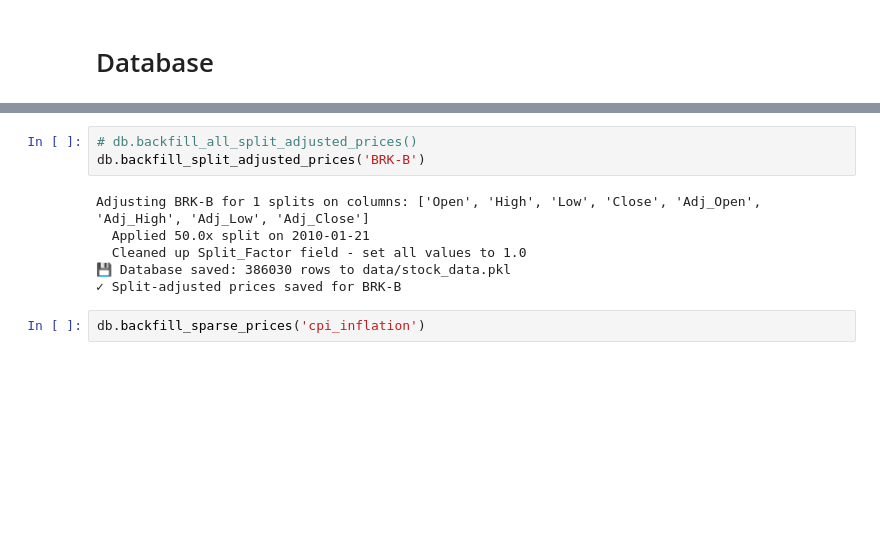
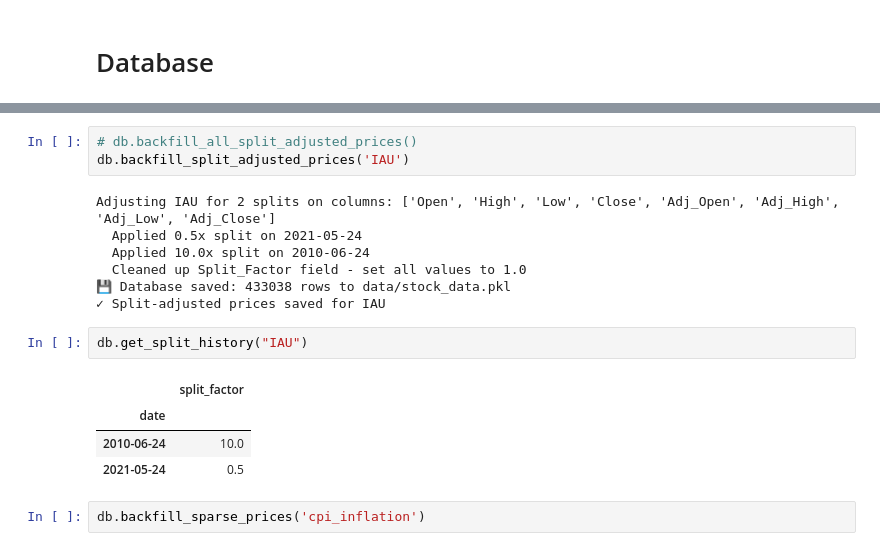
Before and after one commit to farrellsc/StockAnalysis, a Jupyter notebook: playground.ipynb, the cells around one changed output, grey strips where cells are left out. Saved outputs shown, nothing was run; the diff lists cells and outputs as text; blank space fills up the shorter version.

```diff
--- a/playground.ipynb
+++ b/playground.ipynb
@@ -192,12 +192,20 @@ Date range: {'start_date': '2000-01-01', 'end_date': '2025-09-29'}
 # %%
 # db.backfill_all_split_adjusted_prices()
-db.backfill_split_adjusted_prices('BRK-B')
+db.backfill_split_adjusted_prices('IAU')
 # %% [output]
-Adjusting BRK-B for 1 splits on columns: ['Open', 'High', 'Low', 'Close', 'Adj_Open', 'Adj_High', 'Adj_Low', 'Adj_Close']
-  Applied 50.0x split on 2010-01-21
+Adjusting IAU for 2 splits on columns: ['Open', 'High', 'Low', 'Close', 'Adj_Open', 'Adj_High', 'Adj_Low', 'Adj_Close']
+  Applied 0.5x split on 2021-05-24
+  Applied 10.0x split on 2010-06-24
   Cleaned up Split_Factor field - set all values to 1.0
-💾 Database saved: 386030 rows to data/stock_data.pkl
-✓ Split-adjusted prices saved for BRK-B
+💾 Database saved: 433038 rows to data/stock_data.pkl
+✓ Split-adjusted prices saved for IAU
+# %%
+db.get_split_history("IAU")
+# %% [output]
+|  | split_factor |
+| date |  |
+| 2010-06-24 | 10.0 |
+| 2021-05-24 | 0.5 |
 # %%
 db.backfill_sparse_prices('cpi_inflation')
 # %% [output]
```
Also changed, not shown: parts of 3 cells of this notebook, 2 other files.
